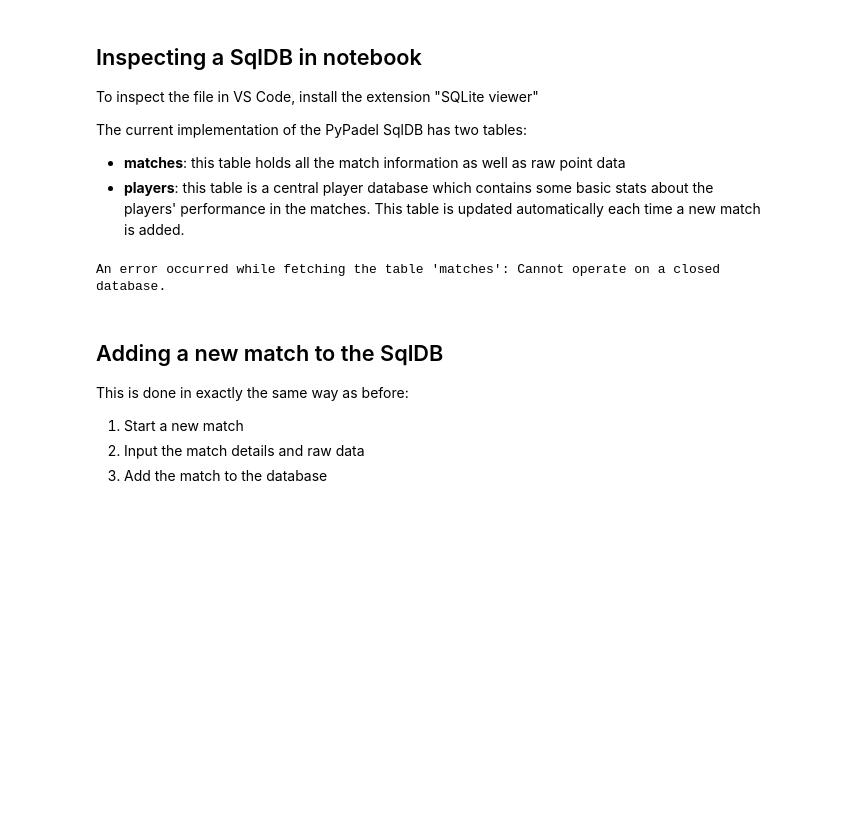
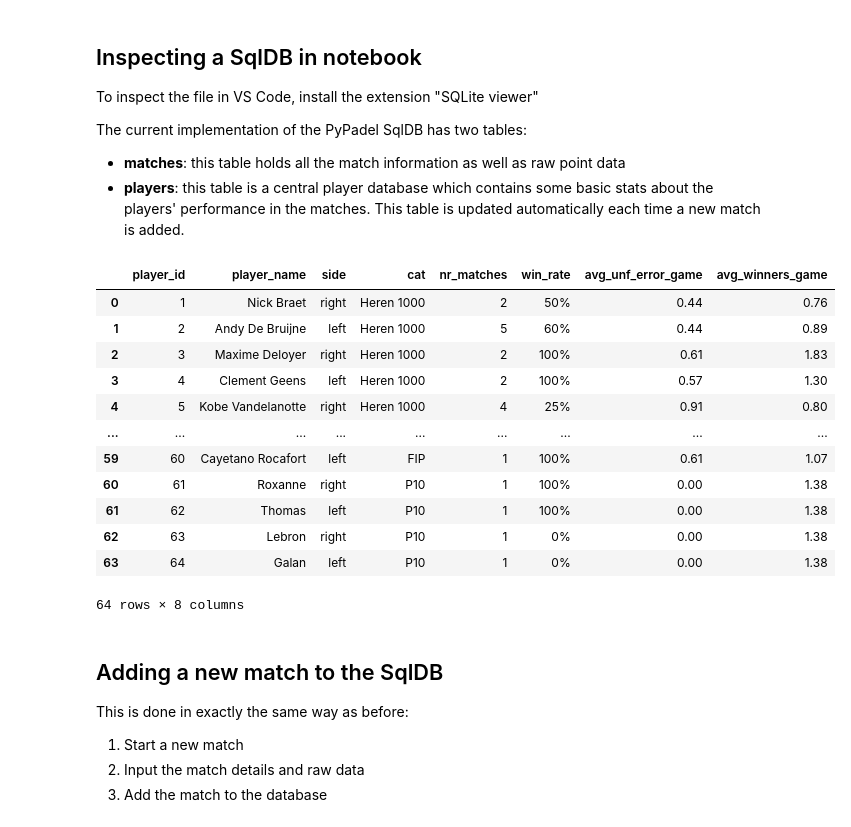
Before and after one commit to kobebryant432/PyPadel, a Jupyter notebook: db_tutorial.ipynb, the cells around one changed output. Cells and saved outputs as stored; diff of their text form; code cells hidden in the pictures; blank space fills up the shorter version.

```diff
--- a/db_tutorial.ipynb
+++ b/db_tutorial.ipynb
@@ -54,10 +54,22 @@ The current implementation of the PyPadel SqlDB has two tables:
 - **matches**: this table holds all the match information as well as raw point data
 - **players**: this table is a central player database which contains some basic stats about the players' performance in the matches. This table is updated automatically each time a new match is added.
 # %%
-db_tutorial.table_to_dataframe("matches")
-# db.table_to_dataframe("players")
+# db_tutorial.table_to_dataframe("matches")
+db_tutorial.table_to_dataframe("players")
 # %% [output]
+|  | player_id | player_name | side | cat | nr_matches | win_rate | avg_unf_error_game | avg_winners_game |
+| 0 | 1 | Nick Braet | right | Heren 1000 | 2 | 50% | 0.44 | 0.76 |
+| 1 | 2 | Andy De Bruijne | left | Heren 1000 | 5 | 60% | 0.44 | 0.89 |
+| 2 | 3 | Maxime Deloyer | right | Heren 1000 | 2 | 100% | 0.61 | 1.83 |
+| 3 | 4 | Clement Geens | left | Heren 1000 | 2 | 100% | 0.57 | 1.30 |
+| 4 | 5 | Kobe Vandelanotte | right | Heren 1000 | 4 | 25% | 0.91 | 0.80 |
+| ... | ... | ... | ... | ... | ... | ... | ... | ... |
+| 59 | 60 | Cayetano Rocafort | left | FIP | 1 | 100% | 0.61 | 1.07 |
+| 60 | 61 | Roxanne | right | P10 | 1 | 100% | 0.00 | 1.38 |
+| 61 | 62 | Thomas | left | P10 | 1 | 100% | 0.00 | 1.38 |
+| 62 | 63 | Lebron | right | P10 | 1 | 0% | 0.00 | 1.38 |
+| 63 | 64 | Galan | left | P10 | 1 | 0% | 0.00 | 1.38 |
-An error occurred while fetching the table 'matches': Cannot operate on a closed database.
+64 rows × 8 columns
 # %% [markdown]
 ## Adding a new match to the SqlDB
 
```
Also changed, not shown: parts of 5 cells of this notebook, 4 other files.
